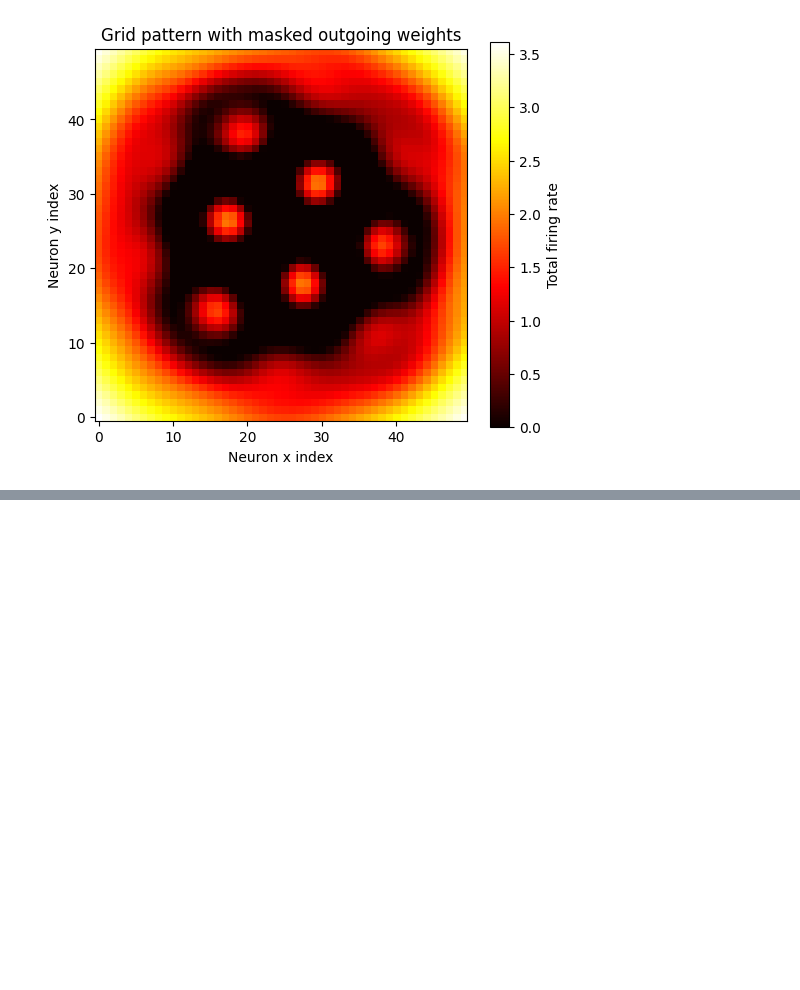
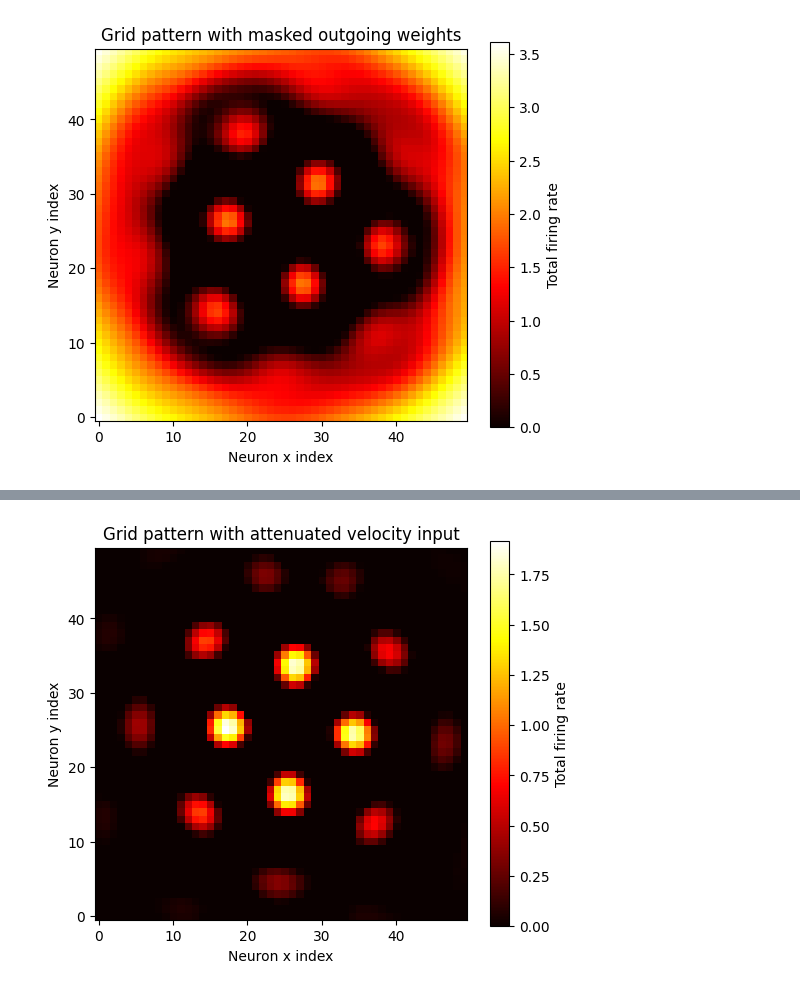
Before and after one commit to maelle-cvd/Neuronal-Dynamics, a Jupyter notebook: MP2.ipynb, the cells around one changed output, grey strips where cells are left out. Saved outputs shown, nothing was run; the diff lists cells and outputs as text; code cells hidden in the pictures; blank space fills up the shorter version.

```diff
--- a/MP2.ipynb
+++ b/MP2.ipynb
@@ -158,8 +158,8 @@ l = 1.0
 
 # Shifted connectivity kernels
 
-W_R = mexican_hat_1d(x_values - l, A_exc, sigma_exc, A_inh, sigma_inh)
-W_L = mexican_hat_1d(x_values + l, A_exc, sigma_exc, A_inh, sigma_inh)
+W_R = np.roll(weights, int(l))
+W_L = np.roll(weights, -int(l))
 
 # Initial potentials
 
@@ -825,13 +833,16 @@ alpha = 0.1
 vx, vy = 0.0, 0.0
 
 l = 1.0
+
+# Recompute W_2d on the M=50 grid
+W_2d_50 = mexican_hat_2d(X, Y, A_exc, sigma_exc, A_inh, sigma_inh)
 # %%
 # Shifted kernels
 
-W_N = mexican_hat_2d(X, Y - l, A_exc, sigma_exc, A_inh, sigma_inh)
-W_S = mexican_hat_2d(X, Y + l, A_exc, sigma_exc, A_inh, sigma_inh)
-W_E = mexican_hat_2d(X - l, Y, A_exc, sigma_exc, A_inh, sigma_inh)
-W_W = mexican_hat_2d(X + l, Y, A_exc, sigma_exc, A_inh, sigma_inh)
+W_N = np.roll(W_2d_50,  int(l), axis=0)
+W_S = np.roll(W_2d_50, -int(l), axis=0)
+W_E = np.roll(W_2d_50,  int(l), axis=1)
+W_W = np.roll(W_2d_50, -int(l), axis=1)
 
 
 # Initial conditions
@@ -922,0 +934,69 @@ Describe what you observe
+# %%
+# Parameters (same as 3.3)
+tau = 10.0
+dt = 1.0
+T = 400
+B0 = 1.0
+alpha = 0.1
+vx, vy = 0.0, 0.0
+l = 1.0
+
+# Kernels on M=50 grid (same as 3.3)
+W_2d_50 = mexican_hat_2d(X, Y, A_exc, sigma_exc, A_inh, sigma_inh)
+
+W_N = np.roll(W_2d_50,  int(l), axis=0)
+W_S = np.roll(W_2d_50, -int(l), axis=0)
+W_E = np.roll(W_2d_50,  int(l), axis=1)
+W_W = np.roll(W_2d_50, -int(l), axis=1)
+
+# Initial conditions
+np.random.seed(0)
+s_N = np.random.uniform(0, 0.1, (M, M))
+s_S = np.random.uniform(0, 0.1, (M, M))
+s_E = np.random.uniform(0, 0.1, (M, M))
+s_W = np.random.uniform(0, 0.1, (M, M))
+
+# Simulation loop
+for t in range(T):
+
+    # ReLU firing rates
+    r_N = np.maximum(0, s_N)
+    r_S = np.maximum(0, s_S)
+    r_E = np.maximum(0, s_E)
+    r_W = np.maximum(0, s_W)
+
+    # External inputs modulated by velocity AND scaled by envelope
+    B_N = envelope * B0 * (1 + alpha * vy)
+    B_S = envelope * B0 * (1 - alpha * vy)
+    B_E = envelope * B0 * (1 + alpha * vx)
+    B_W = envelope * B0 * (1 - alpha * vx)
+
+    # Recurrent inputs with aperiodic boundary conditions
+    I_N = convolve(r_N, W_N, mode='constant')
+    I_S = convolve(r_S, W_S, mode='constant')
+    I_E = convolve(r_E, W_E, mode='constant')
+    I_W = convolve(r_W, W_W, mode='constant')
+
+    # Total recurrent input
+    I_rec = I_N + I_S + I_E + I_W
+
+    # Euler update
+    s_N = s_N + dt * (-s_N + I_rec + B_N) / tau
+    s_S = s_S + dt * (-s_S + I_rec + B_S) / tau
+    s_E = s_E + dt * (-s_E + I_rec + B_E) / tau
+    s_W = s_W + dt * (-s_W + I_rec + B_W) / tau
+
+# Final total activity
+r_total_2d = (np.maximum(0, s_N) + np.maximum(0, s_S) +
+              np.maximum(0, s_E) + np.maximum(0, s_W))
+
+# Plot
+plt.figure(figsize=(6, 5))
+plt.imshow(r_total_2d, origin='lower', cmap='hot')
+plt.colorbar(label='Total firing rate')
+plt.title('Grid pattern with attenuated velocity input')
+plt.xlabel('Neuron x index')
+plt.ylabel('Neuron y index')
+plt.show()
+# %% [output]
+[figure, added]
```
Also changed, not shown: parts of 6 cells of this notebook.
